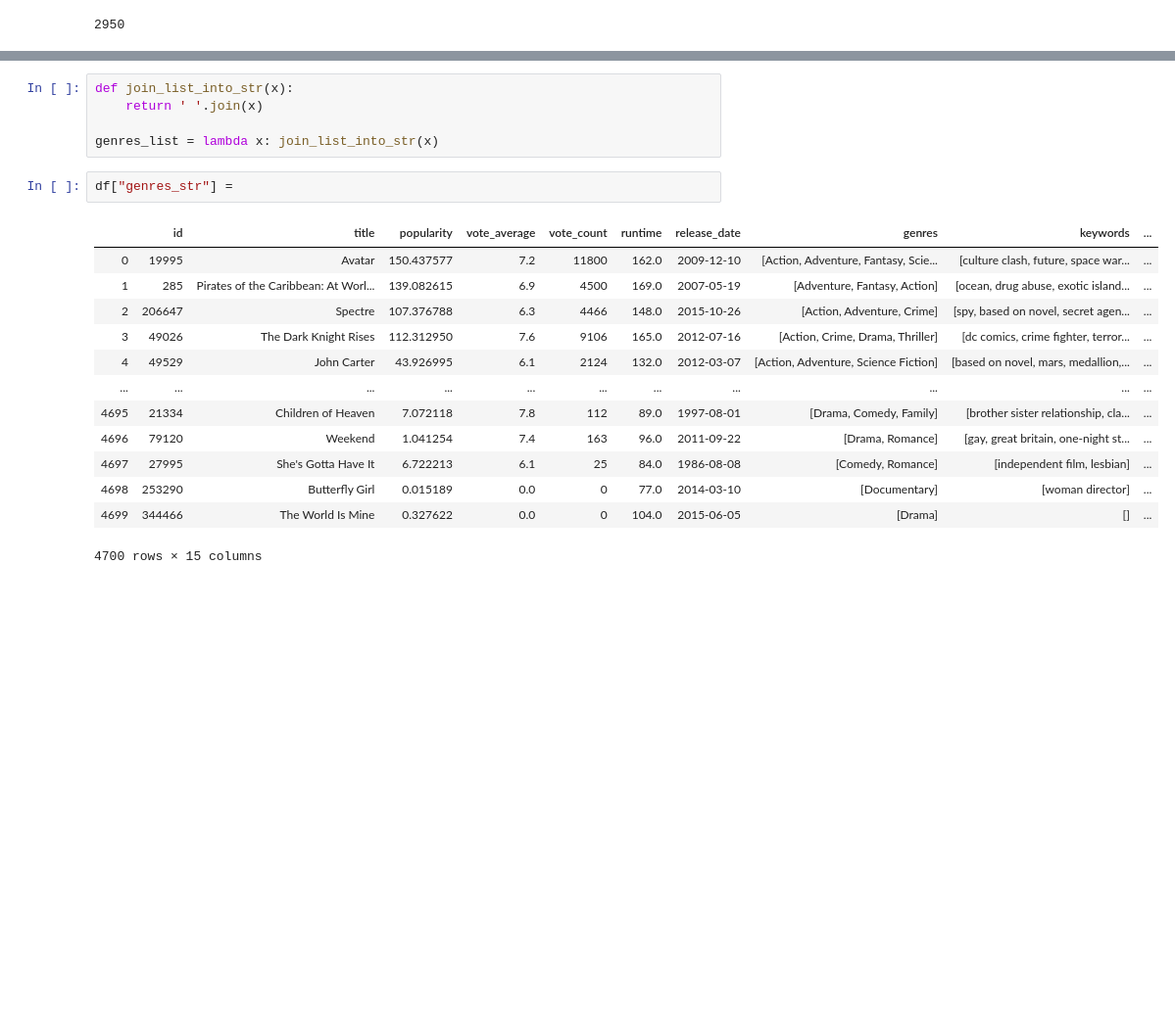
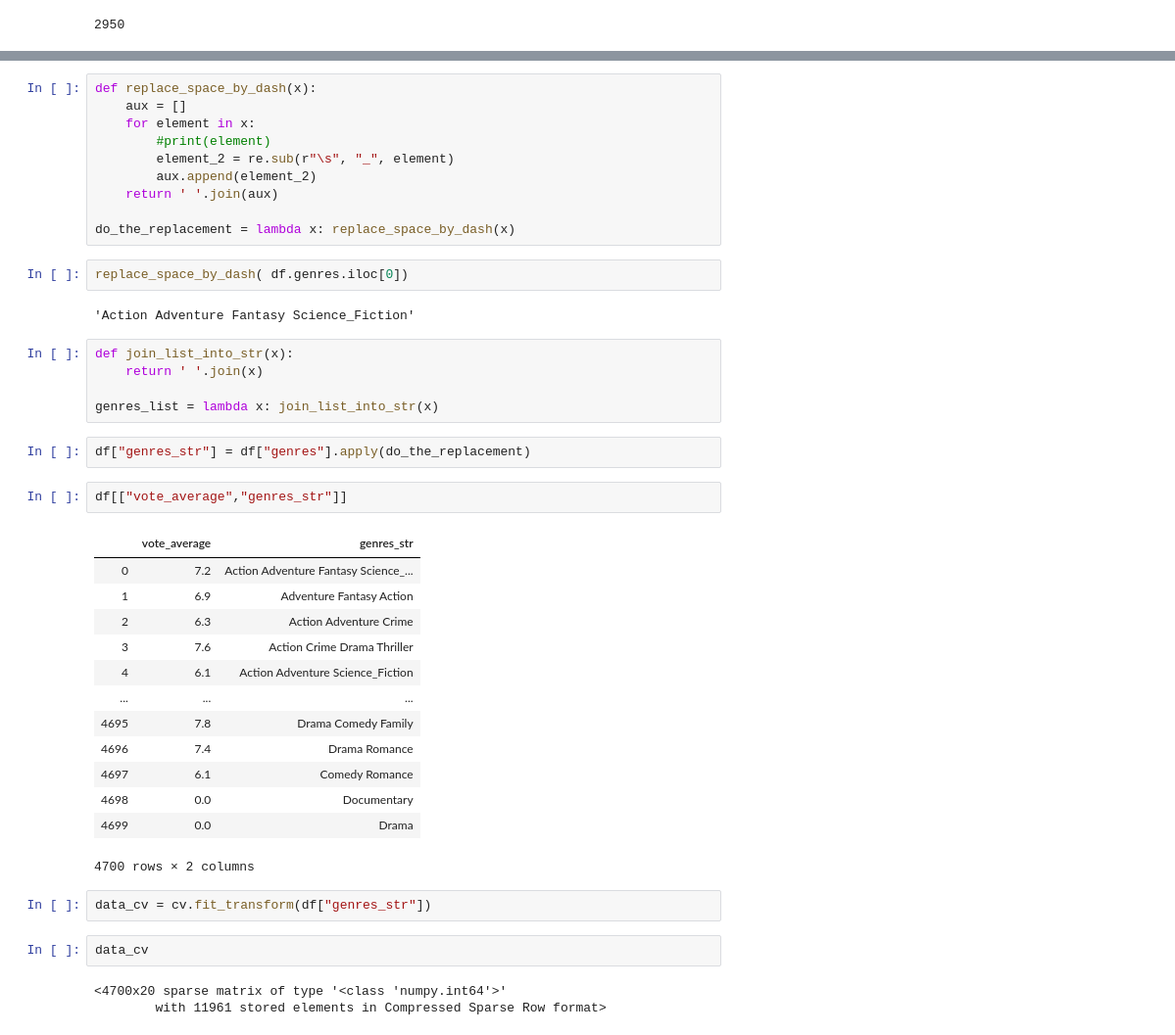
Before and after one commit to flgomezc/nlp, a Jupyter notebook: 01 word counting.ipynb, the cells around one changed output, grey strips where cells are left out. Shown at 98% size. Drawn from its saved outputs; the diff is of its cells as text; blank space fills up the shorter version.

Commit message:
genres

```diff
--- a/01 word counting.ipynb
+++ b/01 word counting.ipynb
@@ -88,21 +122,44 @@ len(screenplay_set)
+# %%
+def replace_space_by_dash(x):
+    aux = []
+    for element in x:
+        #print(element)
+        element_2 = re.sub(r"\s", "_", element)
+        aux.append(element_2)
+    return ' '.join(aux)
+
+do_the_replacement = lambda x: replace_space_by_dash(x)
+# %%
+replace_space_by_dash( df.genres.iloc[0])
+# %% [output]
+'Action Adventure Fantasy Science_Fiction'
 # %%
 def join_list_into_str(x):
     return ' '.join(x)
 
 genres_list = lambda x: join_list_into_str(x)
+# %%
+df["genres_str"] = df["genres"].apply(do_the_replacement)
 # %%
-df["genres_str"] =
+df[["vote_average","genres_str"]]
 # %% [output]
-|  | id | title | popularity | vote_average | vote_count | runtime | release_date | genres | keywords | ... |
-| 0 | 19995 | Avatar | 150.437577 | 7.2 | 11800 | 162.0 | 2009-12-10 | [Action, Adventure, Fantasy, Scie... | [culture clash, future, space war... | ... |
-| 1 | 285 | Pirates of the Caribbean: At Worl... | 139.082615 | 6.9 | 4500 | 169.0 | 2007-05-19 | [Adventure, Fantasy, Action] | [ocean, drug abuse, exotic island... | ... |
-| 2 | 206647 | Spectre | 107.376788 | 6.3 | 4466 | 148.0 | 2015-10-26 | [Action, Adventure, Crime] | [spy, based on novel, secret agen... | ... |
-| 3 | 49026 | The Dark Knight Rises | 112.312950 | 7.6 | 9106 | 165.0 | 2012-07-16 | [Action, Crime, Drama, Thriller] | [dc comics, crime fighter, terror... | ... |
-| 4 | 49529 | John Carter | 43.926995 | 6.1 | 2124 | 132.0 | 2012-03-07 | [Action, Adventure, Science Fiction] | [based on novel, mars, medallion,... | ... |
-| ... | ... | ... | ... | ... | ... | ... | ... | ... | ... | ... |
-| 4695 | 21334 | Children of Heaven | 7.072118 | 7.8 | 112 | 89.0 | 1997-08-01 | [Drama, Comedy, Family] | [brother sister relationship, cla... | ... |
-| 4696 | 79120 | Weekend | 1.041254 | 7.4 | 163 | 96.0 | 2011-09-22 | [Drama, Romance] | [gay, great britain, one-night st... | ... |
-| 4697 | 27995 | She's Gotta Have It | 6.722213 | 6.1 | 25 | 84.0 | 1986-08-08 | [Comedy, Romance] | [independent film, lesbian] | ... |
-| 4698 | 253290 | Butterfly Girl | 0.015189 | 0.0 | 0 | 77.0 | 2014-03-10 | [Documentary] | [woman director] | ... |
-| 4699 | 344466 | The World Is Mine | 0.327622 | 0.0 | 0 | 104.0 | 2015-06-05 | [Drama] | [] | ... |
+|  | vote_average | genres_str |
+| 0 | 7.2 | Action Adventure Fantasy Science_... |
+| 1 | 6.9 | Adventure Fantasy Action |
+| 2 | 6.3 | Action Adventure Crime |
+| 3 | 7.6 | Action Crime Drama Thriller |
+| 4 | 6.1 | Action Adventure Science_Fiction |
+| ... | ... | ... |
+| 4695 | 7.8 | Drama Comedy Family |
+| 4696 | 7.4 | Drama Romance |
+| 4697 | 6.1 | Comedy Romance |
+| 4698 | 0.0 | Documentary |
+| 4699 | 0.0 | Drama |
-4700 rows × 15 columns
+4700 rows × 2 columns
+# %%
+data_cv = cv.fit_transform(df["genres_str"])
+# %%
+data_cv
+# %% [output]
+<4700x20 sparse matrix of type '<class 'numpy.int64'>'
+        with 11961 stored elements in Compressed Sparse Row format>
```
Also changed, not shown: parts of 32 cells of this notebook.
